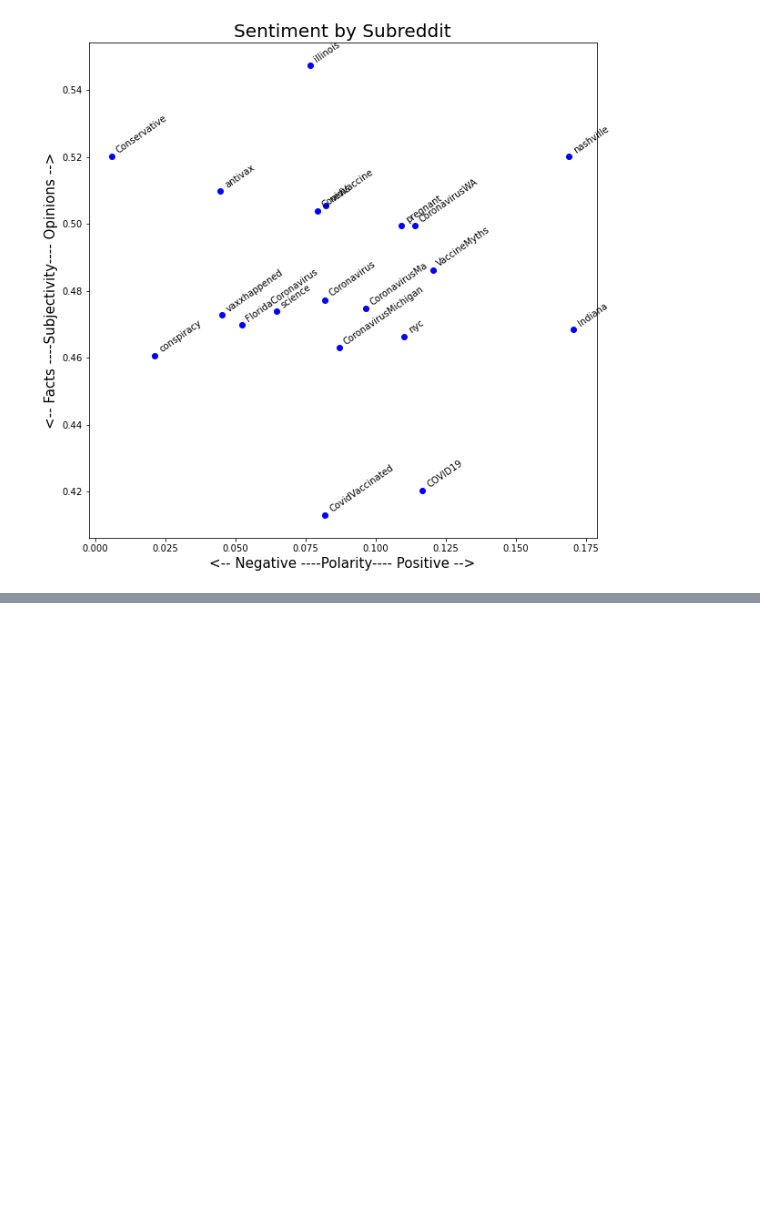
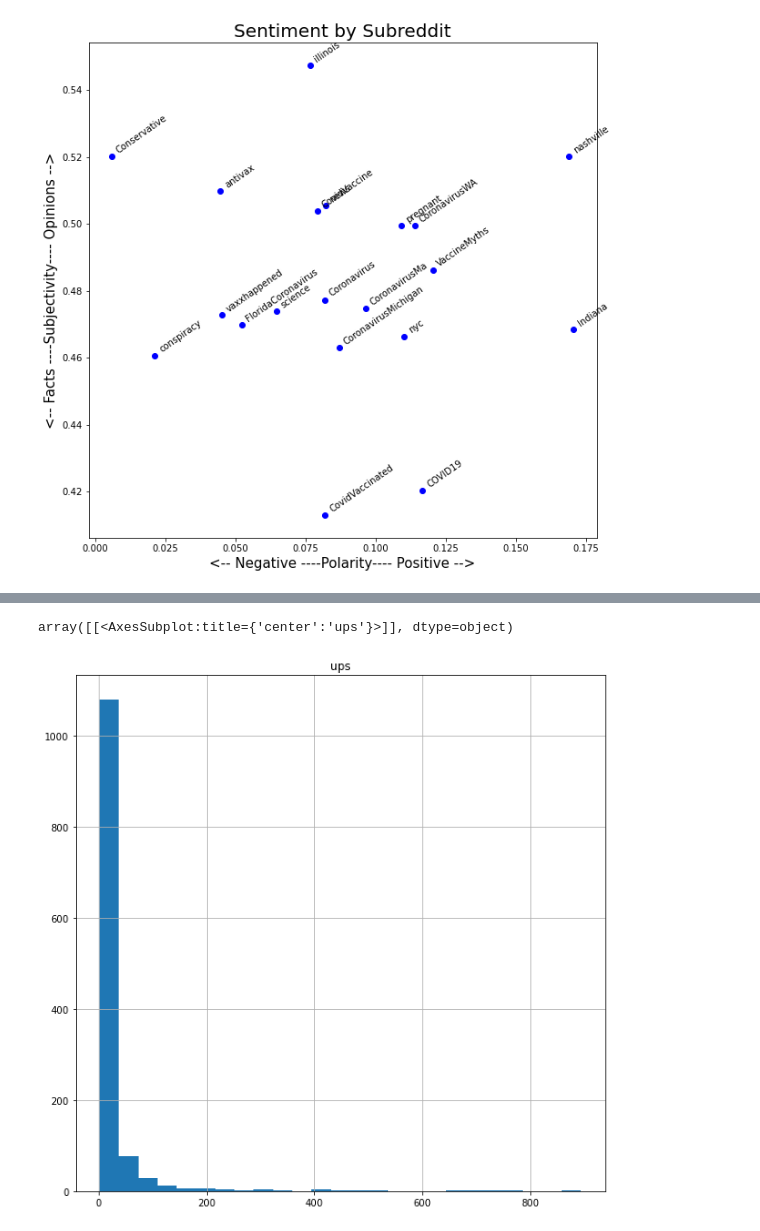
Before and after one commit to datakind/Mar21-vaccine-uptake, a Jupyter notebook: 02_eda/reddit_eda.ipynb, the cells around one changed output, grey strips where cells are left out. Cells and saved outputs as stored; diff of their text form; code cells hidden in the pictures; blank space fills up the shorter version.

```diff
--- a/02_eda/reddit_eda.ipynb
+++ b/02_eda/reddit_eda.ipynb
@@ -253,0 +268,5 @@ plt.show()
+# %%
+new_df[(new_df['ups'] > 1) & (new_df['ups'] <= 1000)].hist('ups', bins=25)
+# %% [output]
+array([[<AxesSubplot:title={'center':'ups'}>]], dtype=object)
+[figure, added]
```
Also changed, not shown: parts of 13 cells of this notebook.
